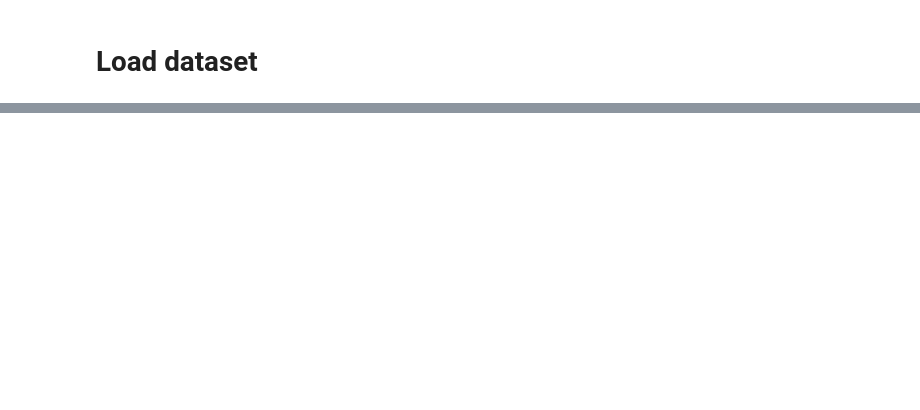
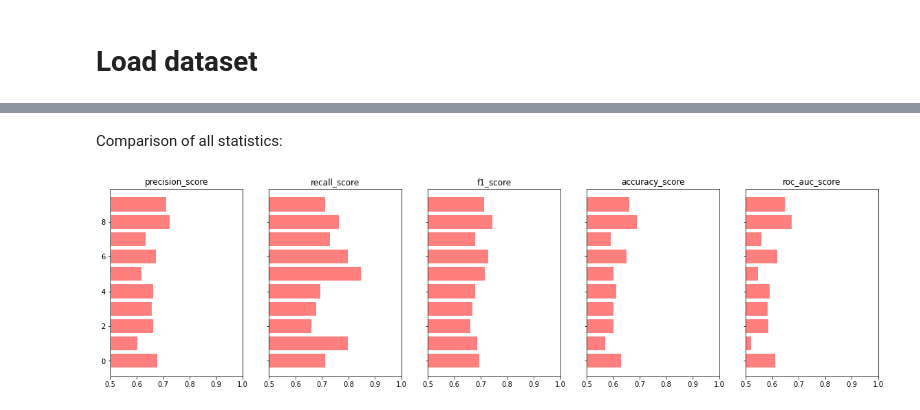
Before and after one commit to Konrados232/steam-predicter, a Jupyter notebook: predict.ipynb, the cells around one changed output, grey strips where cells are left out. Saved outputs shown, nothing was run; the diff lists cells and outputs as text; code cells hidden in the pictures; blank space fills up the shorter version.

```diff
--- a/predict.ipynb
+++ b/predict.ipynb
@@ -91,0 +556,2 @@ best_grid = grid_1.best_estimator_.predict(test_data)
+# %%
+deep_models.append(("Neural Network", model_1))
@@ -91,0 +573,11 @@ best_grid = grid_1.best_estimator_.predict(test_data)
+# %%
+def get_f1_score(deep_model, X_test_scaled, y_test):
+    pres = get_precision_score(deep_model, X_test_scaled, y_test)
+    rec = get_recall_score(deep_model, X_test_scaled, y_test)
+
+    return (2 * pres * rec) / (pres + rec)
+# %%
+def get_roc_auc_score(deep_model, X_test_scaled, y_test):
+    accuracy_keras = keras.metrics.AUC()
+    accuracy_keras.update_state(y_true=y_test, y_pred=(deep_model.predict(X_test_scaled) > 0.5).astype("int32"))
+    return accuracy_keras.result().numpy()
@@ -91,0 +637,35 @@ best_grid = grid_1.best_estimator_.predict(test_data)
+# %% [markdown]
+Comparison of all statistics:
+# %%
+d = {"precision_score": precision_score,
+     "recall_score": recall_score,
+     "f1_score": f1_score,
+     "accuracy_score" : accuracy_score,
+     "roc_auc_score" : roc_auc_score
+    }
+
+# df = pd.DataFrame(data=d)
+# df.insert(loc=0, column="Method", value=["SVM rbf", "SVM poly", "SVM linear", "Logistic regression", "LinearSVC", "KNeighborsClassifier", "DecisionTreeClassifier",
+#                                          "RandomForestClassifier", "BaggingClassifier", "ExtraTreesClassifier", "AdaBoostClassifier","GradientBoostingClassifier"])
+# df
+# %%
+fig, axs = plt.subplots(1, 5, figsize=(20,5), sharey=True)
+
+objects = [name for (name, model) in models]
+objects.reverse()
+y_pos = np.arange(len(objects))
+
+j = 0
+
+for name in d:
+  performance = d[name]
+  performance.reverse()
+  colors = ["r" if p < 1 else "b" for p in performance]
+  axs[j].barh(y_pos, performance, align="center", alpha=0.5, color=colors)
+  axs[j].set_title(name)
+  j+=1
+
+for ax in axs:
+  ax.set_xlim([0.5, 1])
+# %% [output]
+[figure, added]
```
Also changed, not shown: parts of 57 cells of this notebook.
